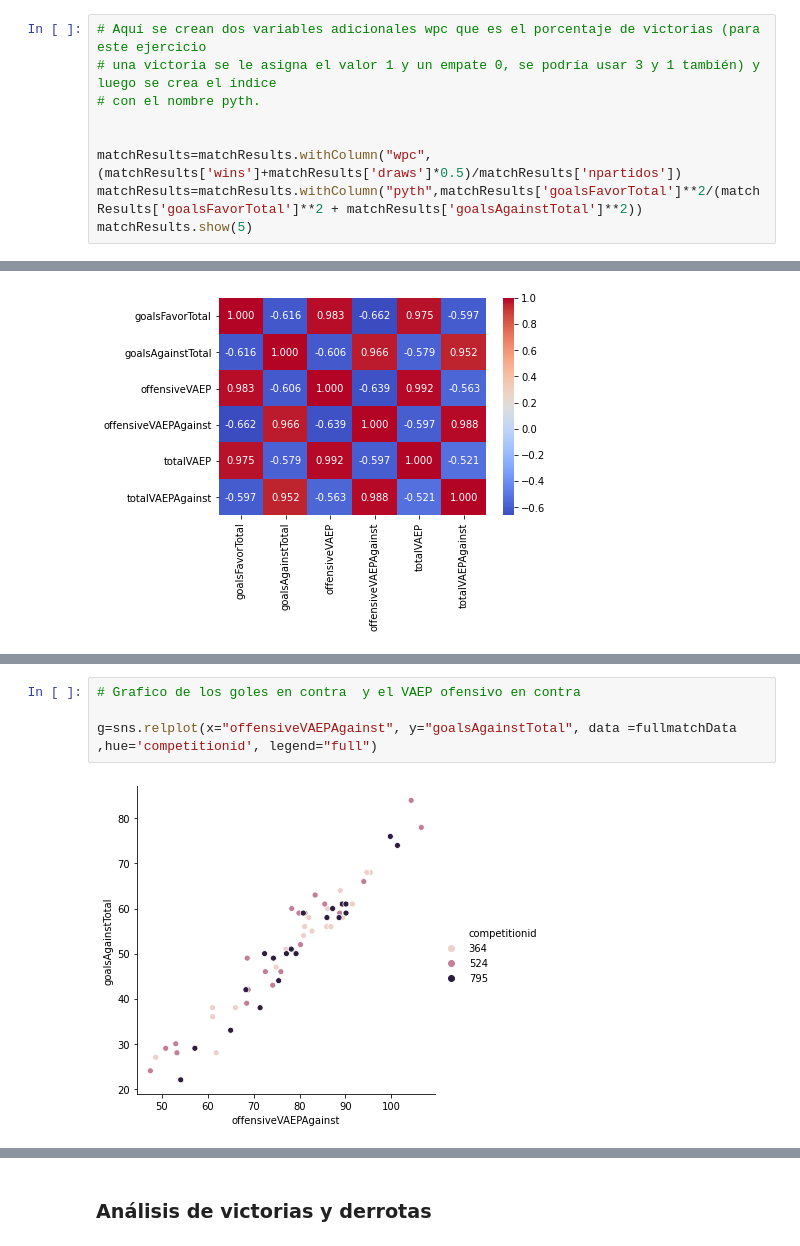
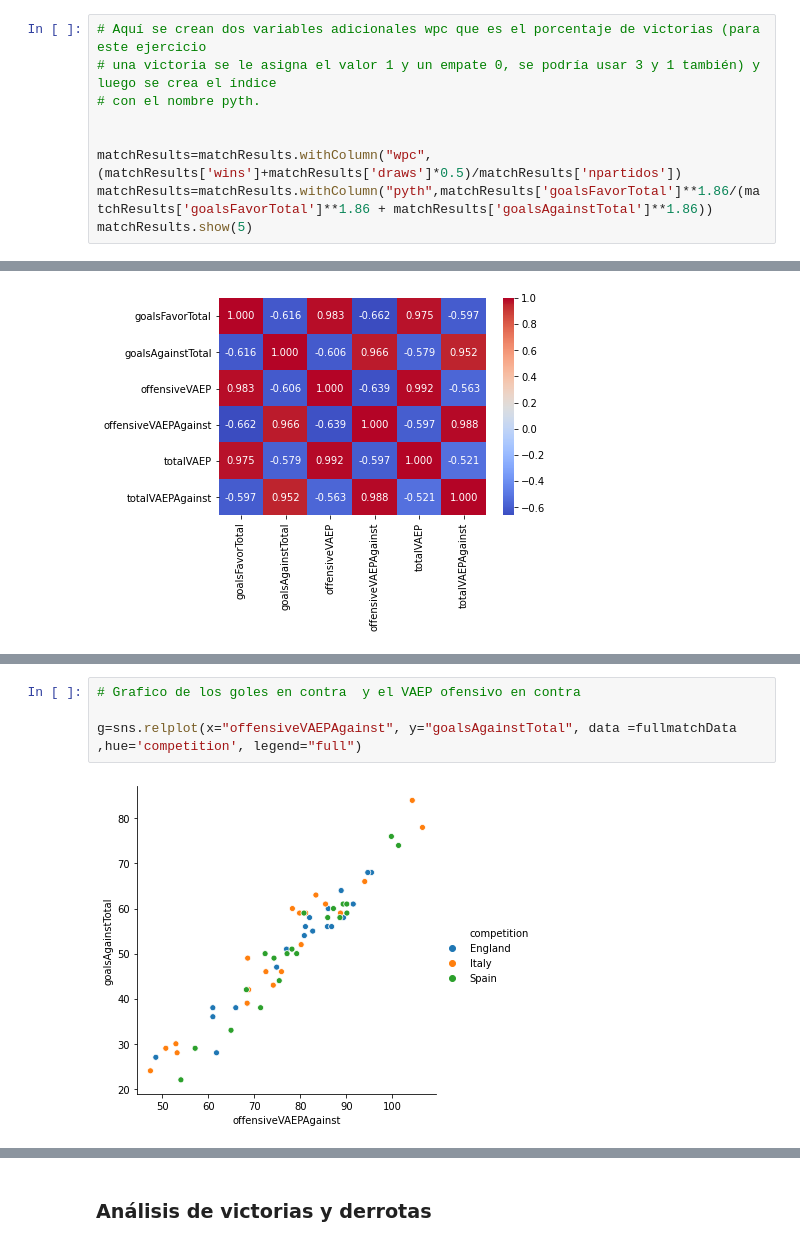
Before and after one commit to mferrad/vaep, a Jupyter notebook: Scripts y visualizaciones/Data Analysis.ipynb, the cells around one changed output, grey strips where cells are left out. Saved outputs shown, nothing was run; the diff lists cells and outputs as text.

```diff
--- a/Scripts y visualizaciones/Data Analysis.ipynb
+++ b/Scripts y visualizaciones/Data Analysis.ipynb
@@ -89,6 +91,6 @@ only showing top 5 rows
 
 
 matchResults=matchResults.withColumn("wpc",(matchResults['wins']+matchResults['draws']*0.5)/matchResults['npartidos'])
-matchResults=matchResults.withColumn("pyth",matchResults['goalsFavorTotal']**2/(matchResults['goalsFavorTotal']**2 + matchResults['goalsAgainstTotal']**2))
+matchResults=matchResults.withColumn("pyth",matchResults['goalsFavorTotal']**1.86/(matchResults['goalsFavorTotal']**1.86 + matchResults['goalsAgainstTotal']**1.86))
 matchResults.show(5)
 # %% [output]
@@ -192,6 +232,6 @@ g=sns.relplot(x="offensiveVAEP", y="goalsFavorTotal", data =fullmatchData ,hue='
 # %%
 # Grafico de los goles en contra  y el VAEP ofensivo en contra
 
-g=sns.relplot(x="offensiveVAEPAgainst", y="goalsAgainstTotal", data =fullmatchData ,hue='competitionid', legend="full")
+g=sns.relplot(x="offensiveVAEPAgainst", y="goalsAgainstTotal", data =fullmatchData ,hue='competition', legend="full")
 # %% [output]
-[figure, old version]
+[figure, new version]
```
Also changed, not shown: parts of 41 cells of this notebook.
